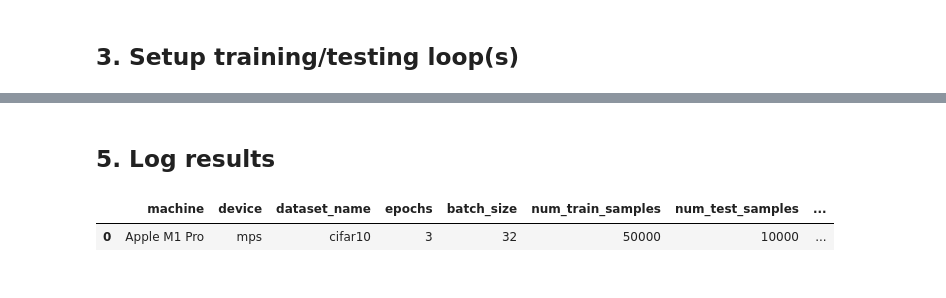
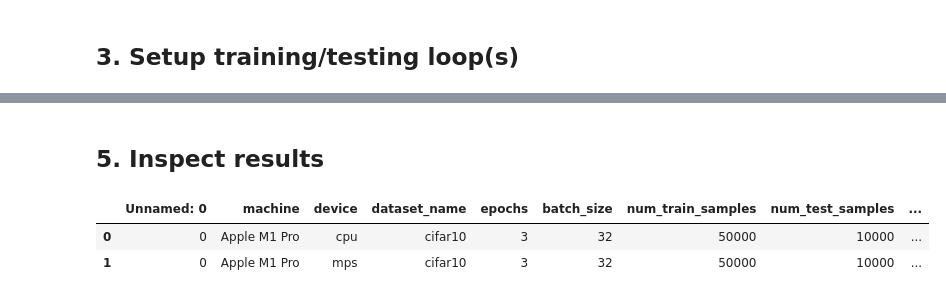
Before and after one commit to mrdbourke/pytorch-apple-silicon, a Jupyter notebook: 01_cifar10_tinyvgg.ipynb, the cells around one changed output, grey strips where cells are left out. Cells and saved outputs as stored; diff of their text form; code cells hidden in the pictures.

```diff
--- a/01_cifar10_tinyvgg.ipynb
+++ b/01_cifar10_tinyvgg.ipynb
@@ -411,20 +446,2 @@ Train time on Apple M1 Pro using PyTorch device mps: 723.134 seconds
 # %% [markdown]
-## 5. Log results
+## 5. Inspect results
-# %%
-results = {
-    "machine": MACHINE,
-    "device": device,
-    "dataset_name": DATASET_NAME,
-    "epochs": NUM_EPOCHS,
-    "batch_size": BATCH_SIZE,
-    "num_train_samples": len(train_data),
-    "num_test_samples": len(test_data),
-    "total_train_time": round(total_train_time, 3),
-    "time_per_epoch": round(total_train_time/NUM_EPOCHS, 3),
-    "model": model.__class__.__name__
-    }
-results_df = pd.DataFrame(results, index=[0])
-results_df
-# %% [output]
-|  | machine | device | dataset_name | epochs | batch_size | num_train_samples | num_test_samples | ... |
-| 0 | Apple M1 Pro | mps | cifar10 | 3 | 32 | 50000 | 10000 | ... |
@@ -437,0 +448,10 @@ results_df.to_csv(f"results/{MACHINE.lower().replace(' ', '_')}_{device}_{DATASE
+# %%
+cpu_df = pd.read_csv("results/apple_m1_pro_cpu_cifar10.csv")
+mps_df = pd.read_csv("results/apple_m1_pro_mps_cifar10.csv")
+
+results_df = pd.concat([cpu_df, mps_df]).reset_index(drop=True)
+results_df
+# %% [output]
+|  | Unnamed: 0 | machine | device | dataset_name | epochs | batch_size | num_train_samples | num_test_samples | ... |
+| 0 | 0 | Apple M1 Pro | cpu | cifar10 | 3 | 32 | 50000 | 10000 | ... |
+| 1 | 0 | Apple M1 Pro | mps | cifar10 | 3 | 32 | 50000 | 10000 | ... |
```
Also changed, not shown: parts of 10 cells of this notebook.
